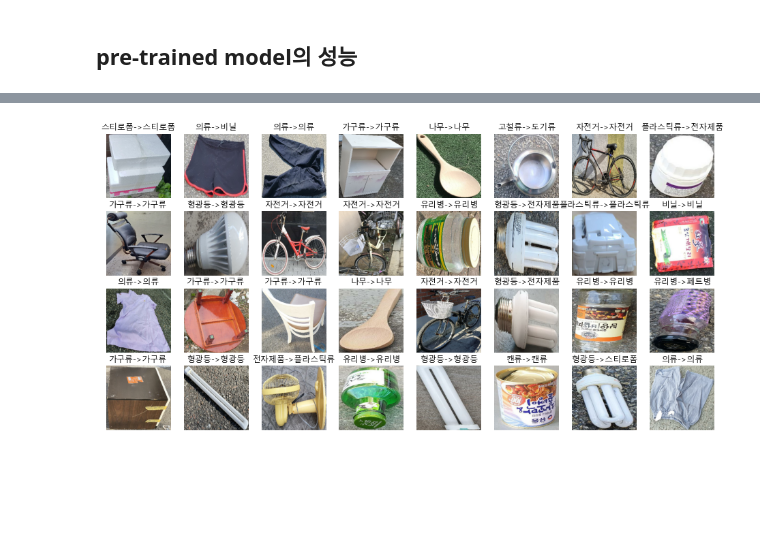
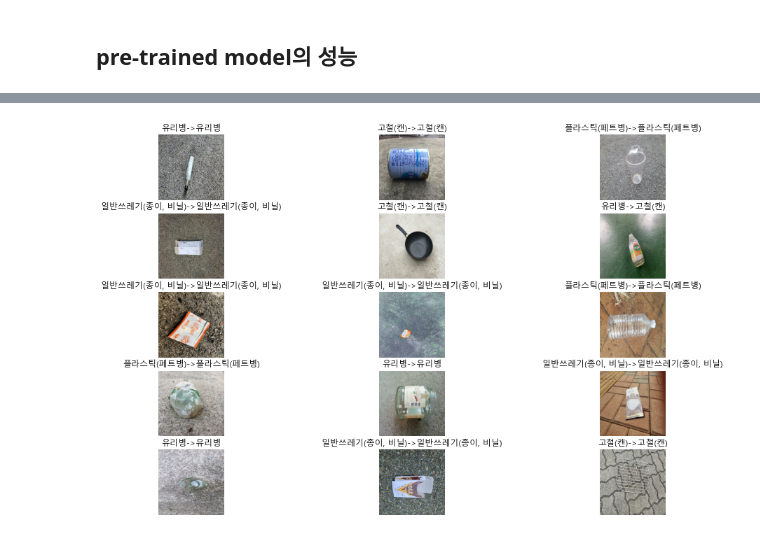
Before and after one commit to SMU-Capstone/tensorflow, a Jupyter notebook: model-usage-mobilenetv2.ipynb, the cells around one changed output, grey strips where cells are left out. Saved outputs shown, nothing was run; the diff lists cells and outputs as text; code cells hidden in the pictures; blank space fills up the shorter version.

```diff
--- a/model-usage-mobilenetv2.ipynb
+++ b/model-usage-mobilenetv2.ipynb
@@ -47,13 +47,13 @@ cp_callback = ModelCheckpoint(
 # %% [markdown]
 ## 데이터셋 로드
 # %%
-training_set = image_dataset_from_directory(directory='./data/train/',
+training_set = image_dataset_from_directory(directory='./DL/models/data/train/',
                                             image_size=image_size,
                                             batch_size=batch_size,
                                             label_mode='categorical',
                                             shuffle=True)
 
-validation_set = image_dataset_from_directory(directory='./data/valid/',
+validation_set = image_dataset_from_directory(directory='./DL/models/data/valid/',
                                               image_size=image_size,
                                               batch_size=batch_size,
                                               label_mode='categorical',
@@ -107,7 +107,7 @@ x = base_model(x, training=False)
 x = tf.keras.layers.Dropout(0.2)(x)
 x = tf.keras.layers.Flatten()(x)
 x = tf.keras.layers.Dense(128, activation='relu')(x)
-outputs = tf.keras.layers.Dense(15, activation='softmax')(x)
+outputs = tf.keras.layers.Dense(4, activation='softmax')(x)
 model = tf.keras.Model(inputs, outputs)
 # %%
 model.summary()
@@ -200,7 +200,7 @@ class ImageModel:
         x = Dropout(rate=0.2)(x)
         x = Flatten()(x)
         x = Dense(units=128, activation='relu')(x)
-        outputs = Dense(units=15, activation='softmax')(x)
+        outputs = Dense(units=4, activation='softmax')(x)
         model = Model(inputs, outputs)
         model.compile(optimizer='adam',
                       loss='categorical_crossentropy',
@@ -274,7 +274,7 @@ Trainable params: 10,254,095
 Non-trainable params: 34,112
 _________________________________________________________________
 # %%
-model_module.update_weight_by_load_weights('./checkpoints/version1/')
+model_module.update_weight_by_load_weights('./DL/models/checkpoints/version3/')
 # %%
 model_module.evaluate(validation_set)
 # %% [output]
@@ -283,19 +283,19 @@ model_module.evaluate(validation_set)
 # %%
-plt.figure(figsize=(16, 8))
+plt.figure(figsize=(16, 10))
 
 for images, labels in training_set.take(1):
-    for i in range(32):
+    for i in range(15):
         predictions = model_module.model.predict(images)
 
-        ax = plt.subplot(4, 8, i + 1)
+        ax = plt.subplot(5, 3, i + 1)
         plt.imshow(images[i].numpy().astype("uint8"))
 
         class_index = np.argmax(labels[i].numpy())
 
         real_label = class_names[class_index]
         predicted_label = class_names[np.argmax(predictions[i])]
 
         plt.title(real_label + '->' + predicted_label)
         plt.axis('off')
 # %% [output]
-[figure, old version]
+[figure, new version]
```
Also changed, not shown: parts of 11 cells of this notebook, 2 other files.
